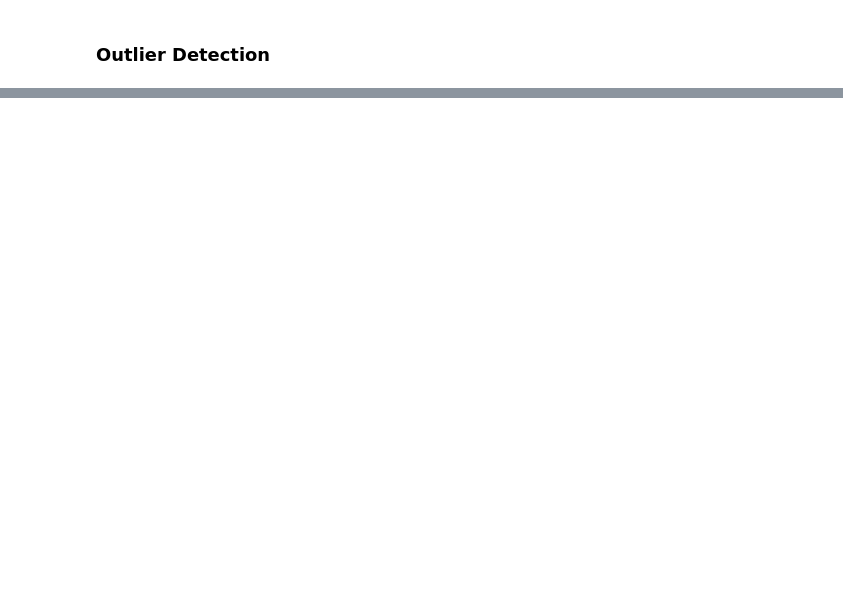
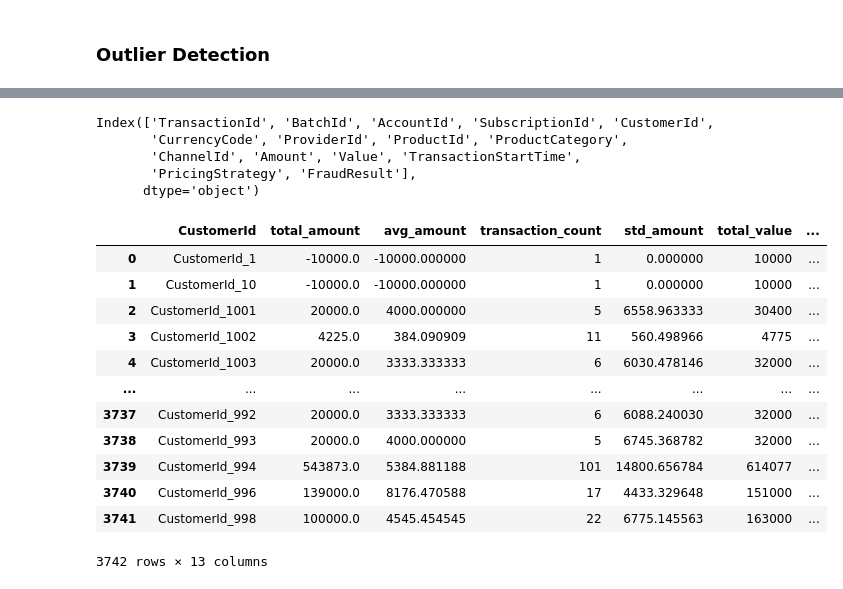
Before and after one commit to mubarek4566/credit-risk-model, a Jupyter notebook: notebooks/eda.ipynb, the cells around one changed output, grey strips where cells are left out. Saved outputs shown, nothing was run; the diff lists cells and outputs as text; code cells hidden in the pictures; blank space fills up the shorter version.

```diff
--- a/notebooks/eda.ipynb
+++ b/notebooks/eda.ipynb
@@ -245,0 +265,8 @@ preprocess.detect_outliers()
+# %%
+df.columns
+# %% [output]
+Index(['TransactionId', 'BatchId', 'AccountId', 'SubscriptionId', 'CustomerId',
+       'CurrencyCode', 'ProviderId', 'ProductId', 'ProductCategory',
+       'ChannelId', 'Amount', 'Value', 'TransactionStartTime',
+       'PricingStrategy', 'FraudResult'],
+      dtype='object')
@@ -245,0 +276,18 @@ preprocess.detect_outliers()
+# %%
+feature = TnxAggregator()
+# %%
+feature.transform(df)
+# %% [output]
+|  | CustomerId | total_amount | avg_amount | transaction_count | std_amount | total_value | ... |
+| 0 | CustomerId_1 | -10000.0 | -10000.000000 | 1 | 0.000000 | 10000 | ... |
+| 1 | CustomerId_10 | -10000.0 | -10000.000000 | 1 | 0.000000 | 10000 | ... |
+| 2 | CustomerId_1001 | 20000.0 | 4000.000000 | 5 | 6558.963333 | 30400 | ... |
+| 3 | CustomerId_1002 | 4225.0 | 384.090909 | 11 | 560.498966 | 4775 | ... |
+| 4 | CustomerId_1003 | 20000.0 | 3333.333333 | 6 | 6030.478146 | 32000 | ... |
+| ... | ... | ... | ... | ... | ... | ... | ... |
+| 3737 | CustomerId_992 | 20000.0 | 3333.333333 | 6 | 6088.240030 | 32000 | ... |
+| 3738 | CustomerId_993 | 20000.0 | 4000.000000 | 5 | 6745.368782 | 32000 | ... |
+| 3739 | CustomerId_994 | 543873.0 | 5384.881188 | 101 | 14800.656784 | 614077 | ... |
+| 3740 | CustomerId_996 | 139000.0 | 8176.470588 | 17 | 4433.329648 | 151000 | ... |
+| 3741 | CustomerId_998 | 100000.0 | 4545.454545 | 22 | 6775.145563 | 163000 | ... |
+3742 rows × 13 columns
```
Also changed, not shown: parts of 6 cells of this notebook, 2 other files.
